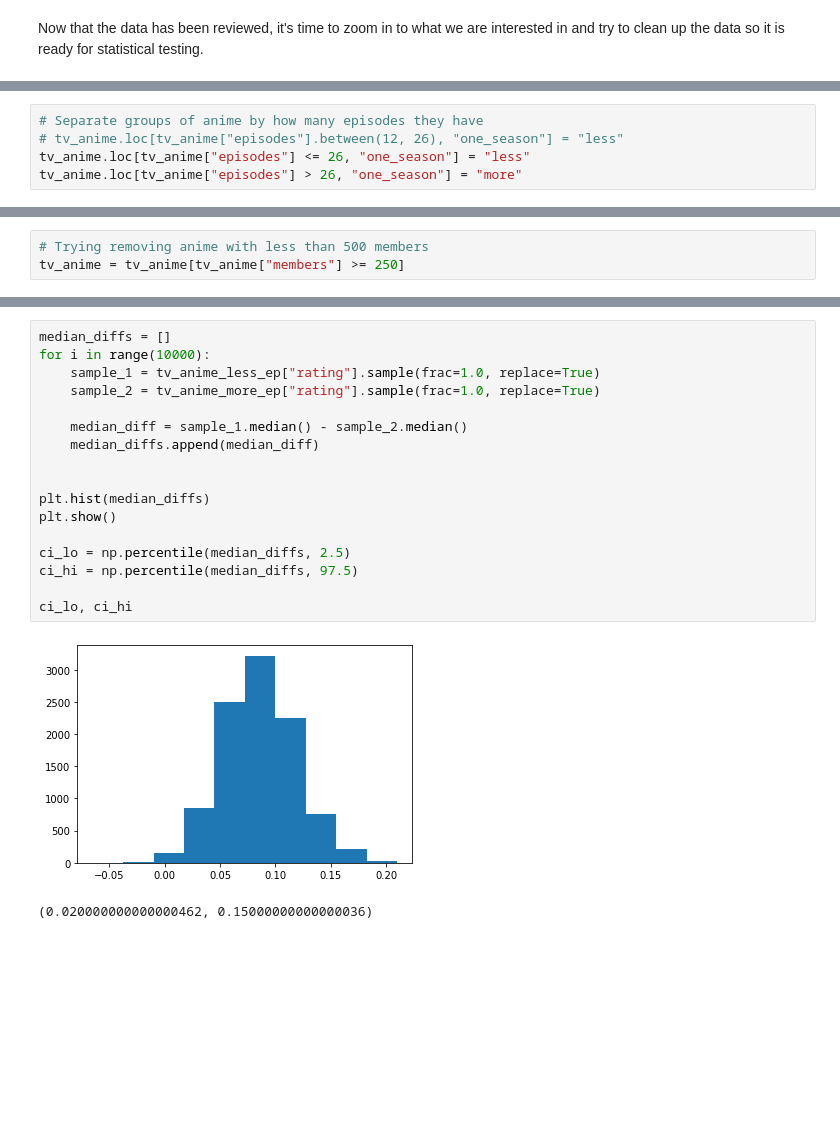
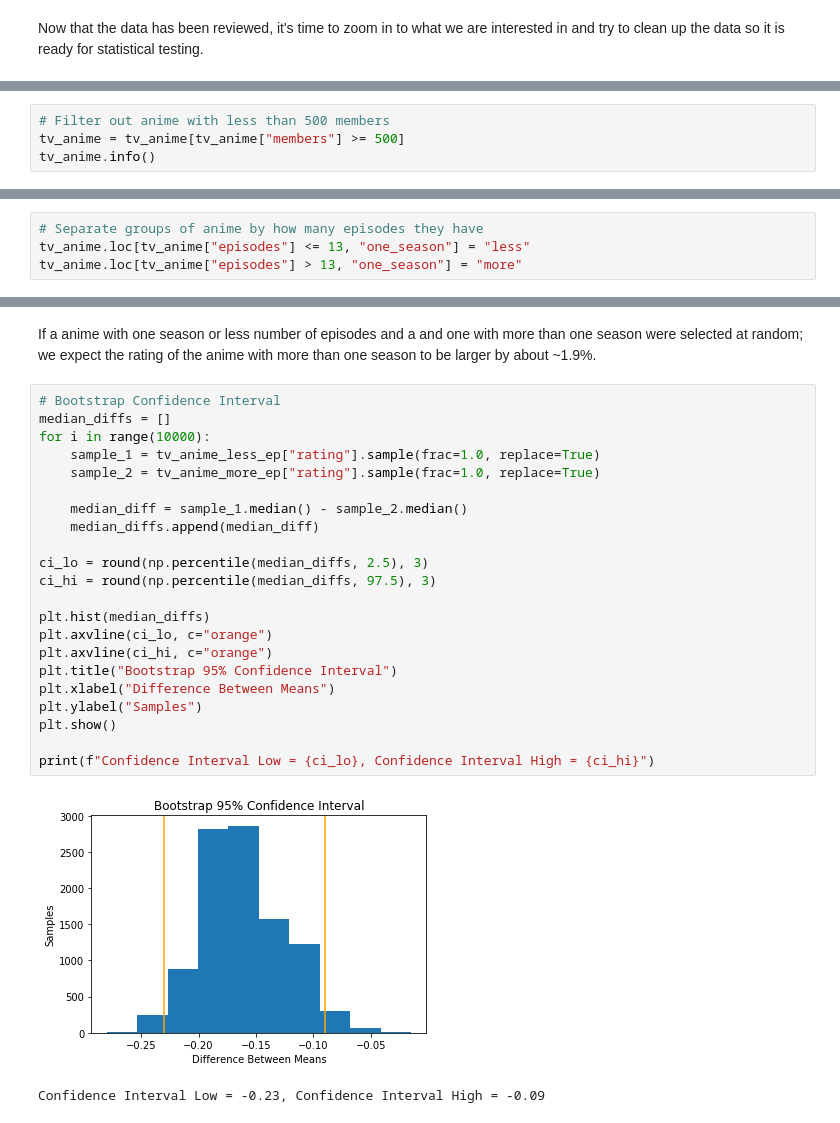
Before and after one commit to SLoganQ/Regarding_Anime, a Jupyter notebook: regarding_anime_data_explorations.ipynb, the cells around one changed output, grey strips where cells are left out. Cells and saved outputs as stored; diff of their text form; blank space fills up the shorter version.

```diff
--- a/regarding_anime_data_explorations.ipynb
+++ b/regarding_anime_data_explorations.ipynb
@@ -218,5 +151,0 @@ Recommed that anime with less than 500 members be removed from data because
-# %%
-# Separate groups of anime by how many episodes they have
-# tv_anime.loc[tv_anime["episodes"].between(12, 26), "one_season"] = "less"
-tv_anime.loc[tv_anime["episodes"] <= 26, "one_season"] = "less"
-tv_anime.loc[tv_anime["episodes"] > 26, "one_season"] = "more"
@@ -225,3 +151,0 @@ tv_anime.loc[tv_anime["episodes"] > 26, "one_season"] = "more"
-# %%
-# Trying removing anime with less than 500 members
-tv_anime = tv_anime[tv_anime["members"] >= 250]
@@ -294,0 +231,4 @@ plt.show()
+# %%
+# Filter out anime with less than 500 members
+tv_anime = tv_anime[tv_anime["members"] >= 500]
+tv_anime.info()
@@ -294,0 +253,4 @@ plt.show()
+# %%
+# Separate groups of anime by how many episodes they have
+tv_anime.loc[tv_anime["episodes"] <= 13, "one_season"] = "less"
+tv_anime.loc[tv_anime["episodes"] > 13, "one_season"] = "more"
@@ -434,21 +473,28 @@ p
+# %% [markdown]
+If a anime with one season or less number of episodes and a and one with more than one season were selected at random; we expect the rating of the anime with more than one season to be larger by about ~1.9%.
 # %%
+# Bootstrap Confidence Interval
 median_diffs = []
 for i in range(10000):
     sample_1 = tv_anime_less_ep["rating"].sample(frac=1.0, replace=True)
     sample_2 = tv_anime_more_ep["rating"].sample(frac=1.0, replace=True)
 
     median_diff = sample_1.median() - sample_2.median()
     median_diffs.append(median_diff)
 
+ci_lo = round(np.percentile(median_diffs, 2.5), 3)
+ci_hi = round(np.percentile(median_diffs, 97.5), 3)
 
 plt.hist(median_diffs)
+plt.axvline(ci_lo, c="orange")
+plt.axvline(ci_hi, c="orange")
+plt.title("Bootstrap 95% Confidence Interval")
+plt.xlabel("Difference Between Means")
+plt.ylabel("Samples")
 plt.show()
 
-ci_lo = np.percentile(median_diffs, 2.5)
-ci_hi = np.percentile(median_diffs, 97.5)
-
-ci_lo, ci_hi
+print(f"Confidence Interval Low = {ci_lo}, Confidence Interval High = {ci_hi}")
 # %% [output]
-[figure, old version]
+[figure, new version]
-(0.020000000000000462, 0.15000000000000036)
+Confidence Interval Low = -0.23, Confidence Interval High = -0.09
 [interactive output not drawn]
```
Also changed, not shown: parts of 75 cells of this notebook.
